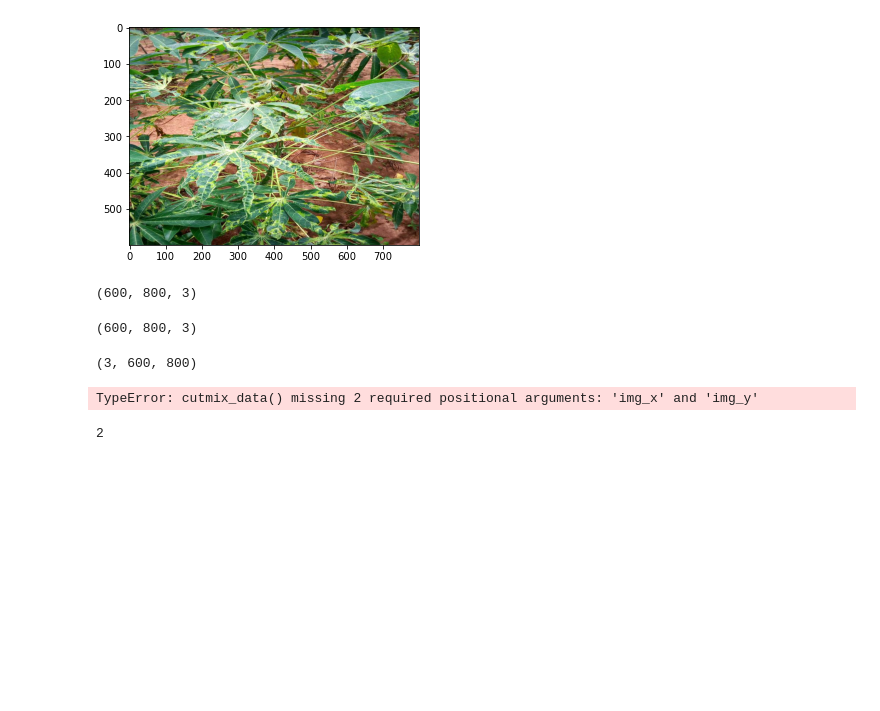
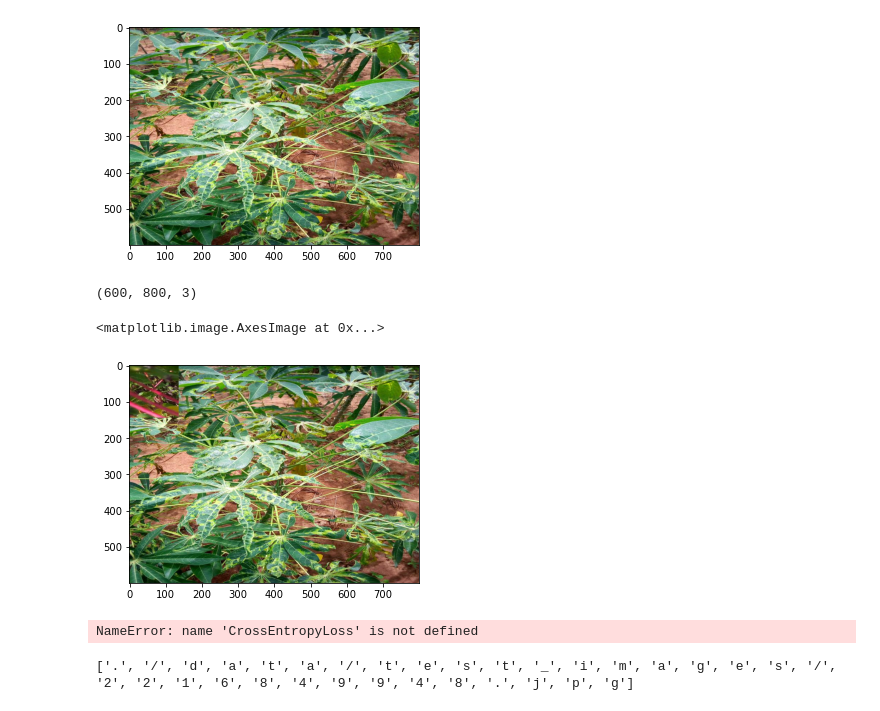
Before and after one commit to KerryKim/Kaggle-cassava_leaf_disease_classification, a Jupyter notebook: baseline.ipynb, the cells around one changed output. Drawn from its saved outputs; the diff is of its cells as text; code cells hidden in the pictures; blank space fills up the shorter version.

```diff
--- a/baseline.ipynb
+++ b/baseline.ipynb
@@ -661,20 +665,8 @@ plt.imshow(input)
 input.shape
 # %% [output]
 (600, 800, 3)
-# %%
-if input.ndim == 2:
-    input = input[:, :, np.newaxis]
-
-input.shape
-# %% [output]
-(600, 800, 3)
-# %%
-input = np.moveaxis(input[:, :, :], -1, 0)
-input.shape
-# %% [output]
-(3, 600, 800)
 # %%
-def rand_bbox(img_x, img_y, lam):
+def rand_bbox(img_x, img_y, lam):    # size = image size, lam = beta distribution
     W = img_x
     H = img_y
     cut_rat = np.sqrt(1. - lam)
@@ -689,32 +681,33 @@ def rand_bbox(img_x, img_y, lam):
     bby1 = np.clip(cy - cut_h // 2, 0, H)
     bbx2 = np.clip(cx + cut_w // 2, 0, W)
     bby2 = np.clip(cy + cut_h // 2, 0, H)
+
     return bbx1, bby1, bbx2, bby2
 
+def cutmix_transform(label, input, df, data_dir, img_x, img_y):
+    if np.random.uniform(0., 1., size=1)[0] > 0.5:
+    #with torch.no_grad():
+        cmix_idx = np.random.choice(df.index, size=1)[0]
+        cmix_img = cv2.imread(os.path.join(data_dir, df.iloc[cmix_idx]['image_id']))
+        cmix_img = cv2.cvtColor(cmix_img, cv2.COLOR_BGR2RGB)
 
-def cutmix_data(input, label, cutmix, df, data_dir, img_x, img_y):
-    if cutmix and np.random.uniform(0., 1., size=1)[0] > 0.5:
-        with torch.no_grad():
-            cmix_idx = np.random.choice(df.index, size=1)[0]
-            cmix_img = os.path.join(data_dir, df.iloc[cmix_idx]['image_id'])
 
-            lam = np.clip(np.random.beta(1,1), 0.3, 0.4)
-            bbx1, bby1, bbx2, bby2 = rand_bbox(img_x, img_y, lam)
+        lam = np.clip(np.random.beta(1,1), 0.3, 0.4)
+        bbx1, bby1, bbx2, bby2 = rand_bbox(img_x, img_y, lam)
 
-            input[:, bbx1:bbx2, bby1:bby2] = cmix_img[:, bbx1:bbx2, bby1:bby2]
 
-            rate = 1 - ((bbx2 - bbx1) * (bby2 - bby1) / (img_x * img_y))
-            label = rate * label + (1. - rate) * label[cmix_idx]
+        input[bbx1:bbx2, bby1:bby2, :] = cmix_img[bbx1:bbx2, bby1:bby2, :]
 
-        return input, label
+        rate = 1 - ((bbx2 - bbx1) * (bby2 - bby1) / (img_x * img_y))
+        label = rate * label + (1. - rate) * label[cmix_idx]
+
+    return label, input
-# %%
-transform=cutmix_data(True, df, './data', 224, 224 )
-# %% [output]
-TypeError: cutmix_data() missing 2 required positional arguments: 'img_x' and 'img_y'
-# %%
-a = True
-b = 1 if not a else 2
-
-print(b)
-# %% [output]
-2
+# %%
+df = pd.read_csv('./data/train.csv')
+label, input = cutmix_transform(3, input, df, data_dir='./data/train_images', img_x=224, img_y=224)
+# %%
+
+plt.imshow(input)
+# %% [output]
+<matplotlib.image.AxesImage at 0x...>
+[figure, added]
@@ -720,0 +721,8 @@ print(b)
+# %%
+label_smooth = False
+
+fn_loss = CrossEntropyLoss if not label_smooth else Label_Smooth_CrossEntropyLoss
+
+fn_loss
+# %% [output]
+NameError: name 'CrossEntropyLoss' is not defined
@@ -720,0 +734,4 @@ print(b)
+# %%
+print(lst_input)
+# %% [output]
+['.', '/', 'd', 'a', 't', 'a', '/', 't', 'e', 's', 't', '_', 'i', 'm', 'a', 'g', 'e', 's', '/', '2', '2', '1', '6', '8', '4', '9', '9', '4', '8', '.', 'j', 'p', 'g']
```
Also changed, not shown: parts of 23 cells of this notebook, 14 other files.
